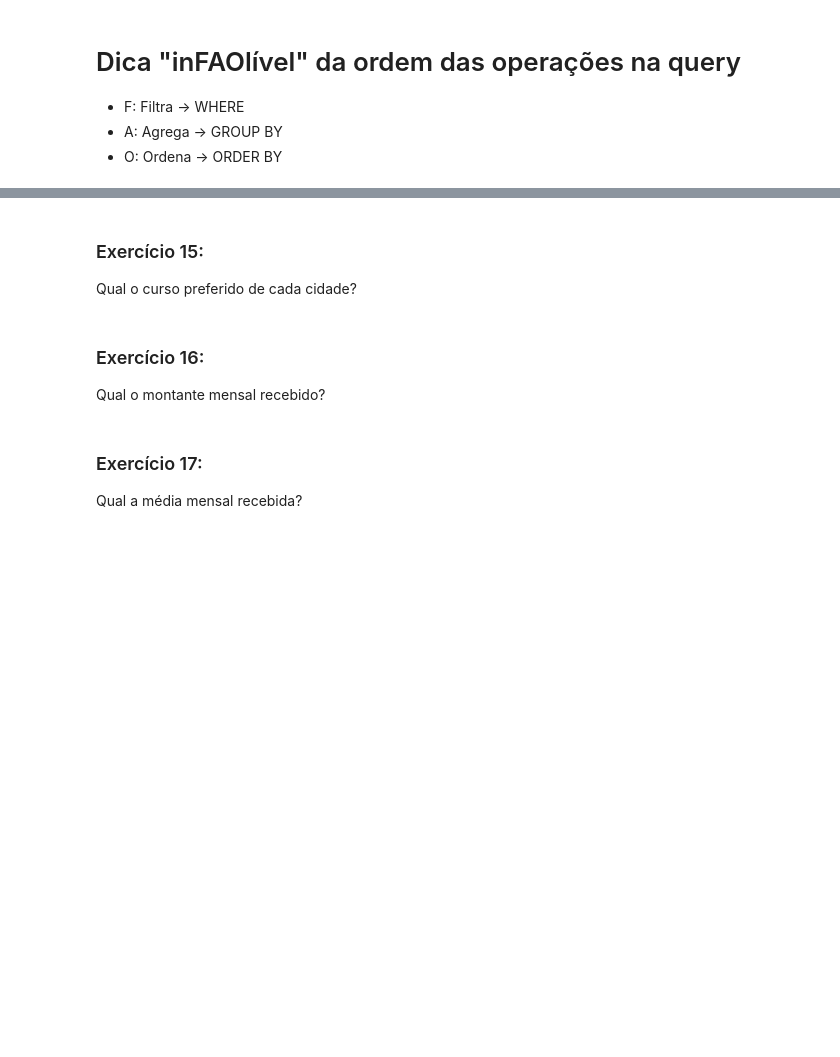
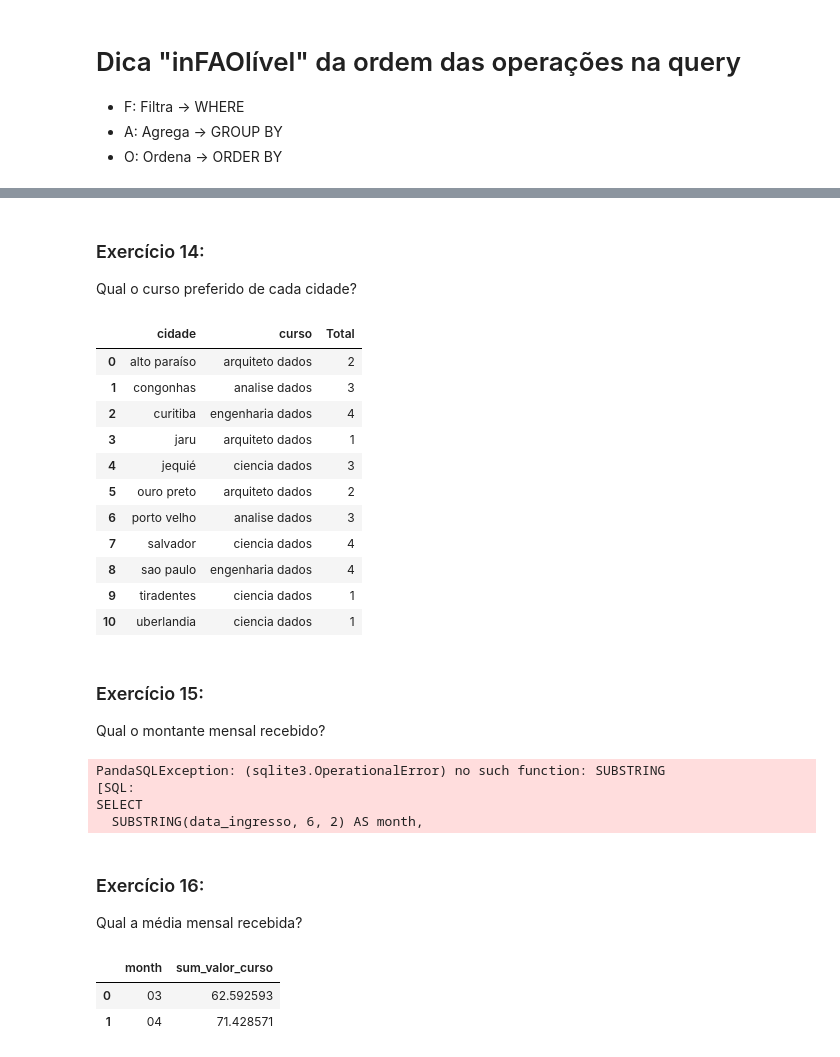
Before and after one commit to pedrofonsecapadilha/BeTechByBraskem, a Jupyter notebook: 03-BancoDeDadosI/Exercícios_aula_7.ipynb, the cells around one changed output, grey strips where cells are left out. Saved outputs shown, nothing was run; the diff lists cells and outputs as text; code cells hidden in the pictures; blank space fills up the shorter version.

```diff
--- a/03-BancoDeDadosI/Exercícios_aula_7.ipynb
+++ b/03-BancoDeDadosI/Exercícios_aula_7.ipynb
@@ -243,13 +545,87 @@ Quais as cidades que cada vendedor atua mais?
 # %% [markdown]
-### Exercício 15:
+### Exercício 14:
 
 Qual o curso preferido de cada cidade?
+# %%
+ps.sqldf("""
+SELECT
+  cidade,
+  curso,
+  Total
+FROM
+  (SELECT
+    cidade,
+    curso,
+    COUNT (curso) AS Total,
+    ROW_NUMBER() OVER (PARTITION BY cidade ORDER BY COUNT(curso) DESC) AS first
+  FROM
+    transacoes AS T
+    LEFT JOIN alunos AS A ON T.id_aluno = A.id_aluno
+    LEFT JOIN cidades AS C ON A.id_cidade = C.id_cidade
+    LEFT JOIN cursos AS C ON T.id_curso = C.id_curso
+  GROUP BY
+    cidade,
+    curso
+  ORDER BY
+    cidade ASC,
+    total DESC)
+WHERE
+  first = 1
+ORDER BY
+  cidade ASC
+""")
+# %% [output]
+|  | cidade | curso | Total |
+| 0 | alto paraíso | arquiteto dados | 2 |
+| 1 | congonhas | analise dados | 3 |
+| 2 | curitiba | engenharia dados | 4 |
+| 3 | jaru | arquiteto dados | 1 |
+| 4 | jequié | ciencia dados | 3 |
+| 5 | ouro preto | arquiteto dados | 2 |
+| 6 | porto velho | analise dados | 3 |
+| 7 | salvador | ciencia dados | 4 |
+| 8 | sao paulo | engenharia dados | 4 |
+| 9 | tiradentes | ciencia dados | 1 |
+| 10 | uberlandia | ciencia dados | 1 |
 # %% [markdown]
-### Exercício 16:
+### Exercício 15:
 
 Qual o montante mensal recebido?
+# %%
+ps.sqldf("""
+SELECT
+  SUBSTRING(data_ingresso, 6, 2) AS month,
+  SUM(valor_curso) AS sum_valor_curso
+FROM
+  transacoes AS T
+  LEFT JOIN alunos AS A ON T.id_aluno = A.id_aluno
+  LEFT JOIN cursos AS C ON T.id_curso = C.id_curso
+GROUP BY
+  month
+""")
+# %% [output]
+PandaSQLException: (sqlite3.OperationalError) no such function: SUBSTRING
+[SQL:
+SELECT
+  SUBSTRING(data_ingresso, 6, 2) AS month,
 # %% [markdown]
-### Exercício 17:
+### Exercício 16:
 
 Qual a média mensal recebida?
+# %%
+ps.sqldf("""
+SELECT
+  SUBSTRING(data_ingresso, 6, 2) AS month,
+  AVG(valor_curso) AS sum_valor_curso
+FROM
+  transacoes AS T
+  LEFT JOIN alunos AS A ON T.id_aluno = A.id_aluno
+  LEFT JOIN cursos AS C ON T.id_curso = C.id_curso
+GROUP BY
+  month
+""")
+# %% [output]
+|  | month | sum_valor_curso |
+| 0 | 03 | 62.592593 |
+| 1 | 04 | 71.428571 |
 # %% [markdown]
```
Also changed, not shown: parts of 42 cells of this notebook.
